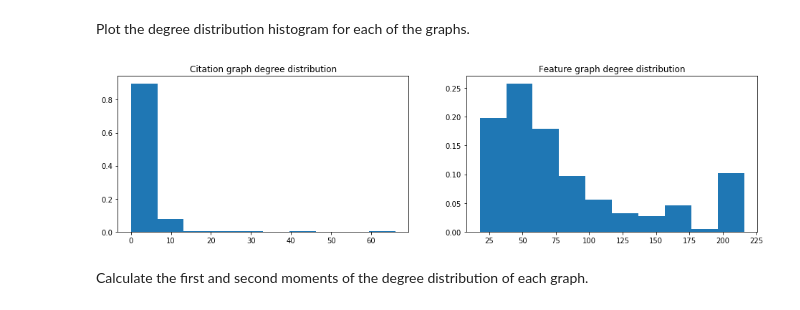
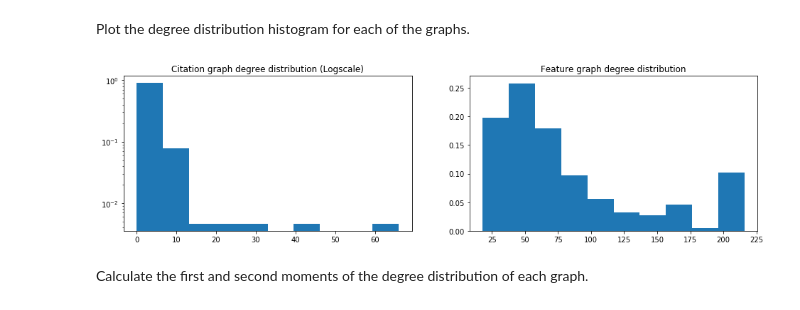
Before and after one commit to Sytta/ntds_2019, a Jupyter notebook: assignments/1_network_science.ipynb, the cells around one changed output. Saved outputs shown, nothing was run; the diff lists cells and outputs as text; code cells hidden in the pictures.

Commit message:
adding the logscale graphs

```diff
--- a/assignments/1_network_science.ipynb
+++ b/assignments/1_network_science.ipynb
@@ -171,16 +183,16 @@ Plot the degree distribution histogram for each of the graphs.
 # %%
 degrees_citation = A_citation.sum(axis=0)# Your code here.
 degrees_feature = A_feature.sum(axis=0)# Your code here.
 
 deg_hist_normalization = np.ones(degrees_citation.shape[0]) / degrees_citation.shape[0]
 
 fig, axes = plt.subplots(1, 2, figsize=(16, 4))
-axes[0].set_title('Citation graph degree distribution')
-axes[0].hist(degrees_citation, weights=deg_hist_normalization);
+axes[0].set_title('Citation graph degree distribution (Logscale)')
+axes[0].hist(degrees_citation, weights=deg_hist_normalization, log=True);
 axes[1].set_title('Feature graph degree distribution')
 axes[1].hist(degrees_feature, weights=deg_hist_normalization);
 # %% [output]
-[figure, old version]
+[figure, new version]
 # %% [markdown]
 Calculate the first and second moments of the degree distribution of each graph.
 # %%
```
Also changed, not shown: parts of 5 cells of this notebook.
